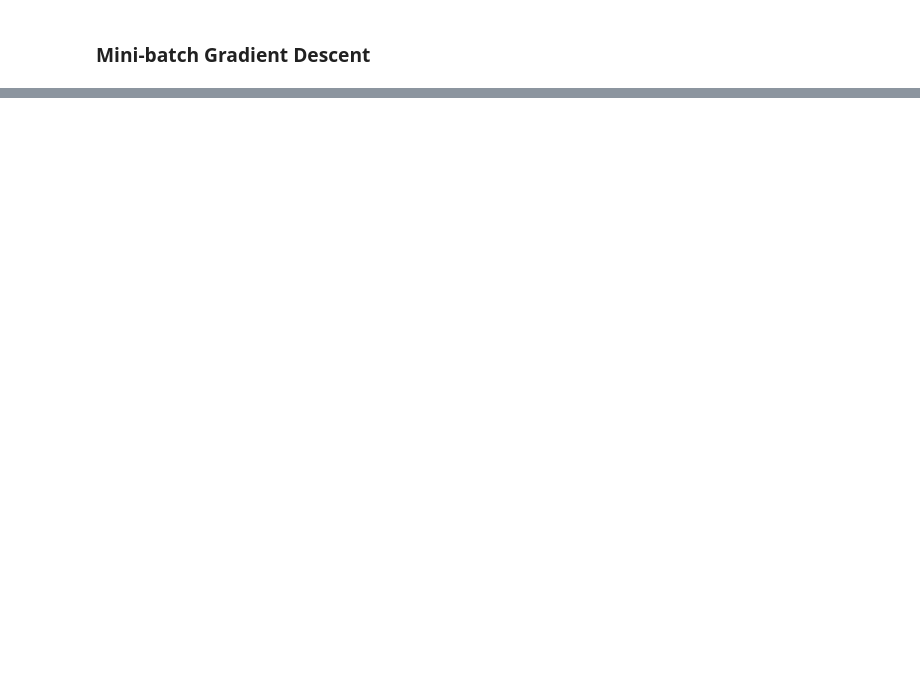
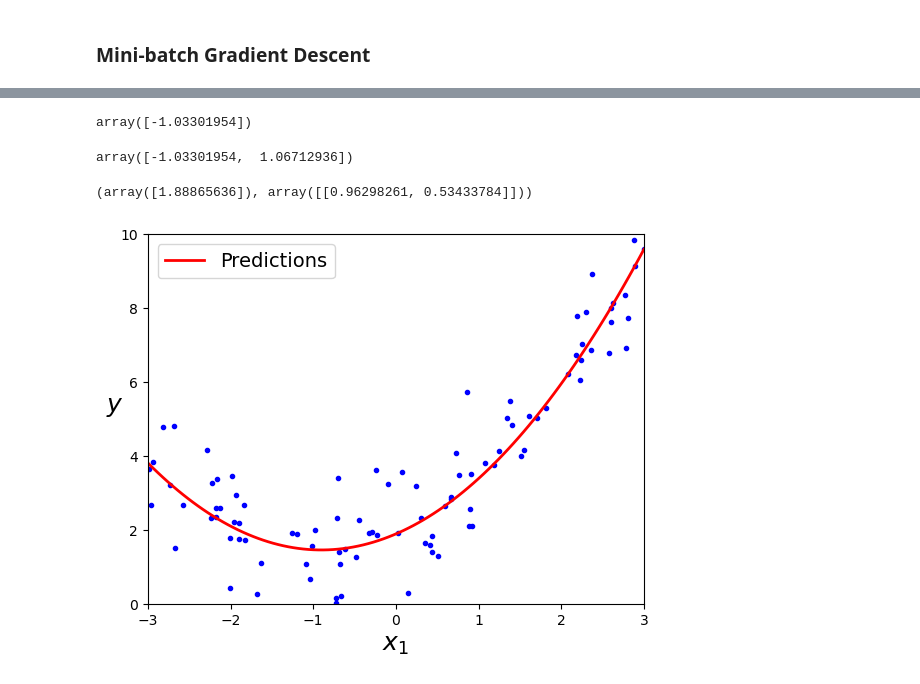
Before and after one commit to arnoldchrisoduor1/MachineLearning-and-NeuralNetworks, a Jupyter notebook: 0x05-Linear-Regression.ipynb, the cells around one changed output, grey strips where cells are left out. Drawn from its saved outputs; the diff is of its cells as text; code cells hidden in the pictures; blank space fills up the shorter version.

Commit message:
Complete linear regression notebook

```diff
--- a/0x05-Linear-Regression.ipynb
+++ b/0x05-Linear-Regression.ipynb
@@ -180,0 +188,9 @@ sgd_reg.intercept_, sgd_reg.coef_
+# %%
+# Generating nonlinear data based on a simple quadratic equation.
+
+m = 100
+X = 6 * np.random.rand(m, 1) - 3
+y = 0.5 * X**2 + X + 2 + np.random.randn(m, 1)
+
+plt.plot(X, y, "b.")
+plt.show()
@@ -180,0 +199,35 @@ sgd_reg.intercept_, sgd_reg.coef_
+# %%
+# Using Scikit-learn's PolynomialFeatures class we can transform our training data, adding the square (second-degree polynomial
+# of each feature in the training set as a new feature.
+
+from sklearn.preprocessing import PolynomialFeatures
+poly_features = PolynomialFeatures(degree=2, include_bias=False)
+X_poly = poly_features.fit_transform(X)
+X[0]
+# %% [output]
+array([-1.03301954])
+# %%
+X_poly[0]
+# %% [output]
+array([-1.03301954,  1.06712936])
+# %%
+# X_poly now contains the original feature X plus the square of this feature. Now we can fit a LinearRegression model to this extended training data.
+
+lin_reg = LinearRegression()
+lin_reg.fit(X_poly, y)
+lin_reg.intercept_, lin_reg.coef_
+# %% [output]
+(array([1.88865636]), array([[0.96298261, 0.53433784]]))
+# %%
+X_new=np.linspace(-3, 3, 100).reshape(100, 1)
+X_new_poly = poly_features.transform(X_new)
+y_new = lin_reg.predict(X_new_poly)
+plt.plot(X, y, "b.")
+plt.plot(X_new, y_new, "r-", linewidth=2, label="Predictions")
+plt.xlabel("$x_1$", fontsize=18)
+plt.ylabel("$y$", rotation=0, fontsize=18)
+plt.legend(loc="upper left", fontsize=14)
+plt.axis([-3, 3, 0, 10])
+plt.show()
+# %% [output]
+[figure, added]
```
Also changed, not shown: parts of 55 cells of this notebook.
